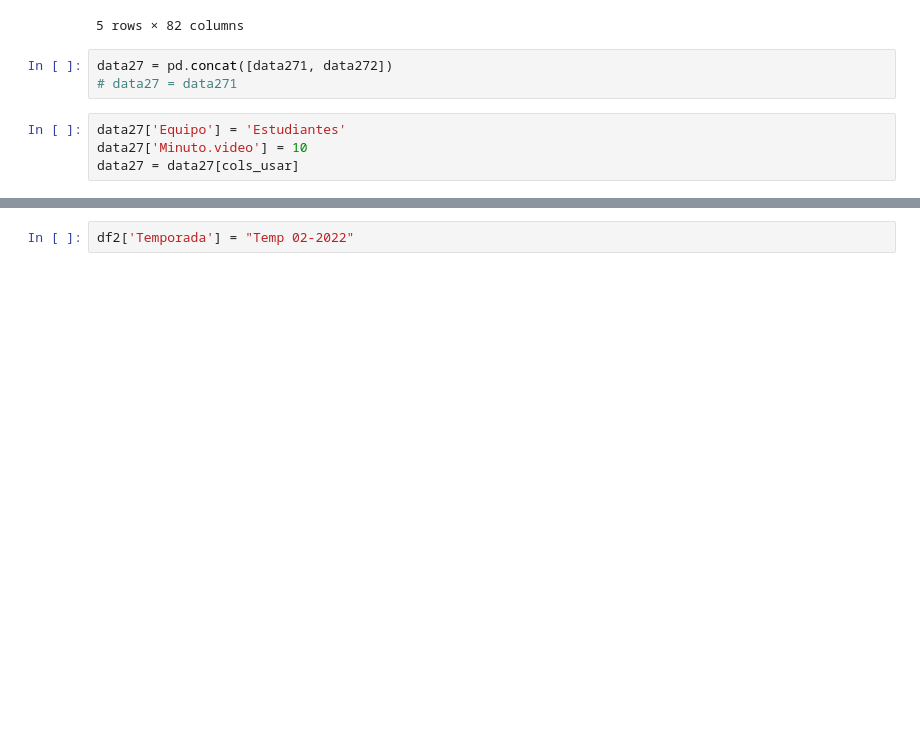
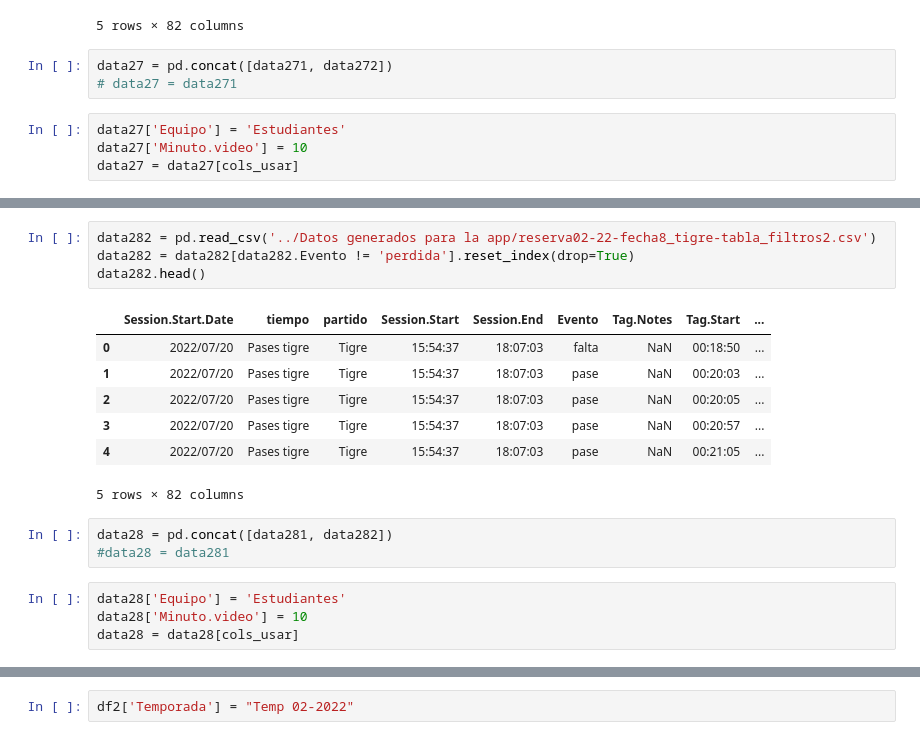
Before and after one commit to jduqer/Data_Pincha, a Jupyter notebook: procesamiento de etiquetas/notebooks partidos/Concatenar bases-reserva22-Temp2 y fin temp1.ipynb, the cells around one changed output, grey strips where cells are left out. Drawn from its saved outputs; the diff is of its cells as text; blank space fills up the shorter version.

```diff
--- a/procesamiento de etiquetas/notebooks partidos/Concatenar bases-reserva22-Temp2 y fin temp1.ipynb
+++ b/procesamiento de etiquetas/notebooks partidos/Concatenar bases-reserva22-Temp2 y fin temp1.ipynb
@@ -262,0 +276,19 @@ data27 = data27[cols_usar]
+# %%
+data282 = pd.read_csv('../Datos generados para la app/reserva02-22-fecha8_tigre-tabla_filtros2.csv')
+data282 = data282[data282.Evento != 'perdida'].reset_index(drop=True)
+data282.head()
+# %% [output]
+|  | Session.Start.Date | tiempo | partido | Session.Start | Session.End | Evento | Tag.Notes | Tag.Start | ... |
+| 0 | 2022/07/20 | Pases tigre | Tigre | 15:54:37 | 18:07:03 | falta | NaN | 00:18:50 | ... |
+| 1 | 2022/07/20 | Pases tigre | Tigre | 15:54:37 | 18:07:03 | pase | NaN | 00:20:03 | ... |
+| 2 | 2022/07/20 | Pases tigre | Tigre | 15:54:37 | 18:07:03 | pase | NaN | 00:20:05 | ... |
+| 3 | 2022/07/20 | Pases tigre | Tigre | 15:54:37 | 18:07:03 | pase | NaN | 00:20:57 | ... |
+| 4 | 2022/07/20 | Pases tigre | Tigre | 15:54:37 | 18:07:03 | pase | NaN | 00:21:05 | ... |
+5 rows × 82 columns
+# %%
+data28 = pd.concat([data281, data282])
+#data28 = data281
+# %%
+data28['Equipo'] = 'Estudiantes'
+data28['Minuto.video'] = 10
+data28 = data28[cols_usar]
```
Also changed, not shown: parts of 13 cells of this notebook, 21 other files.
